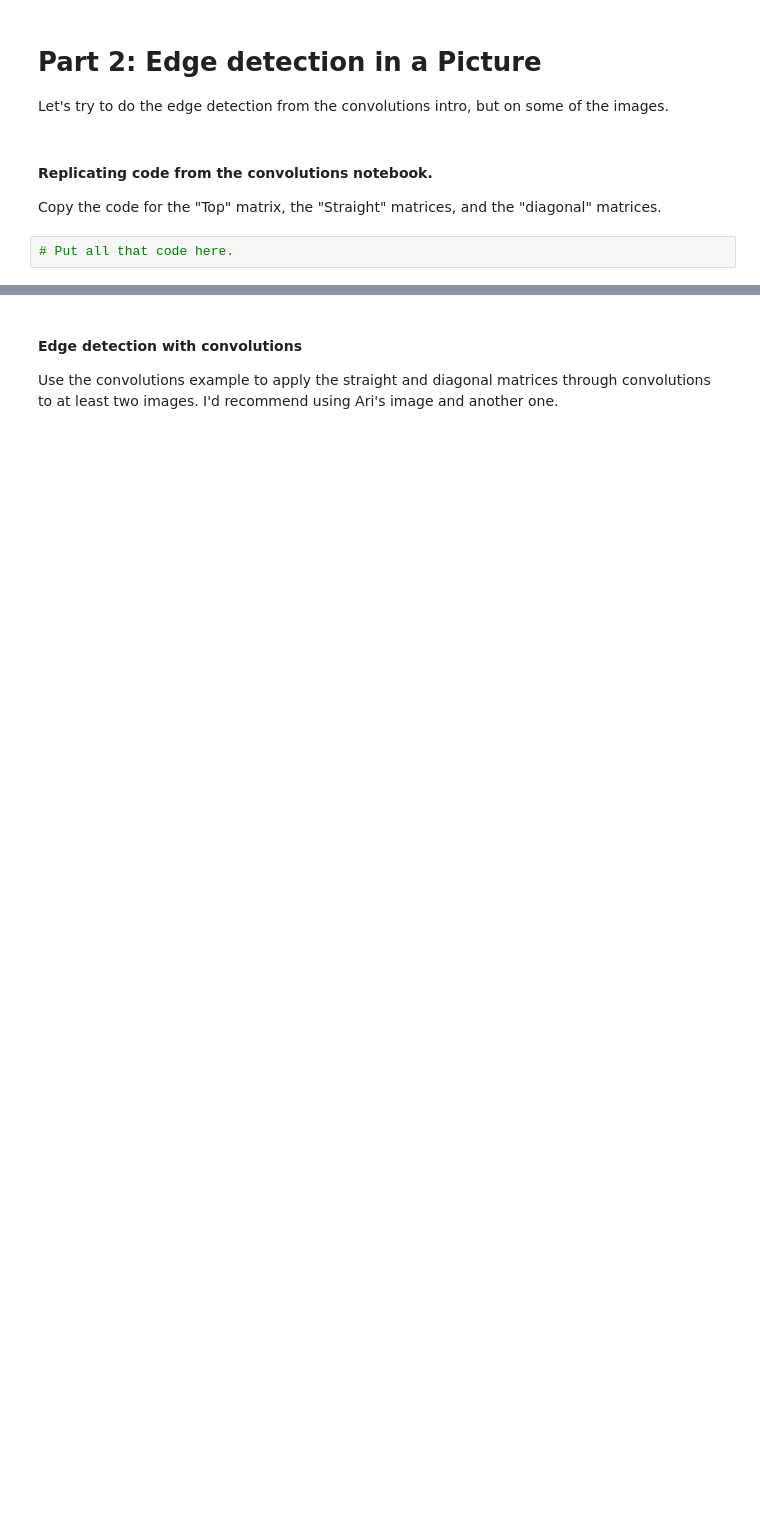
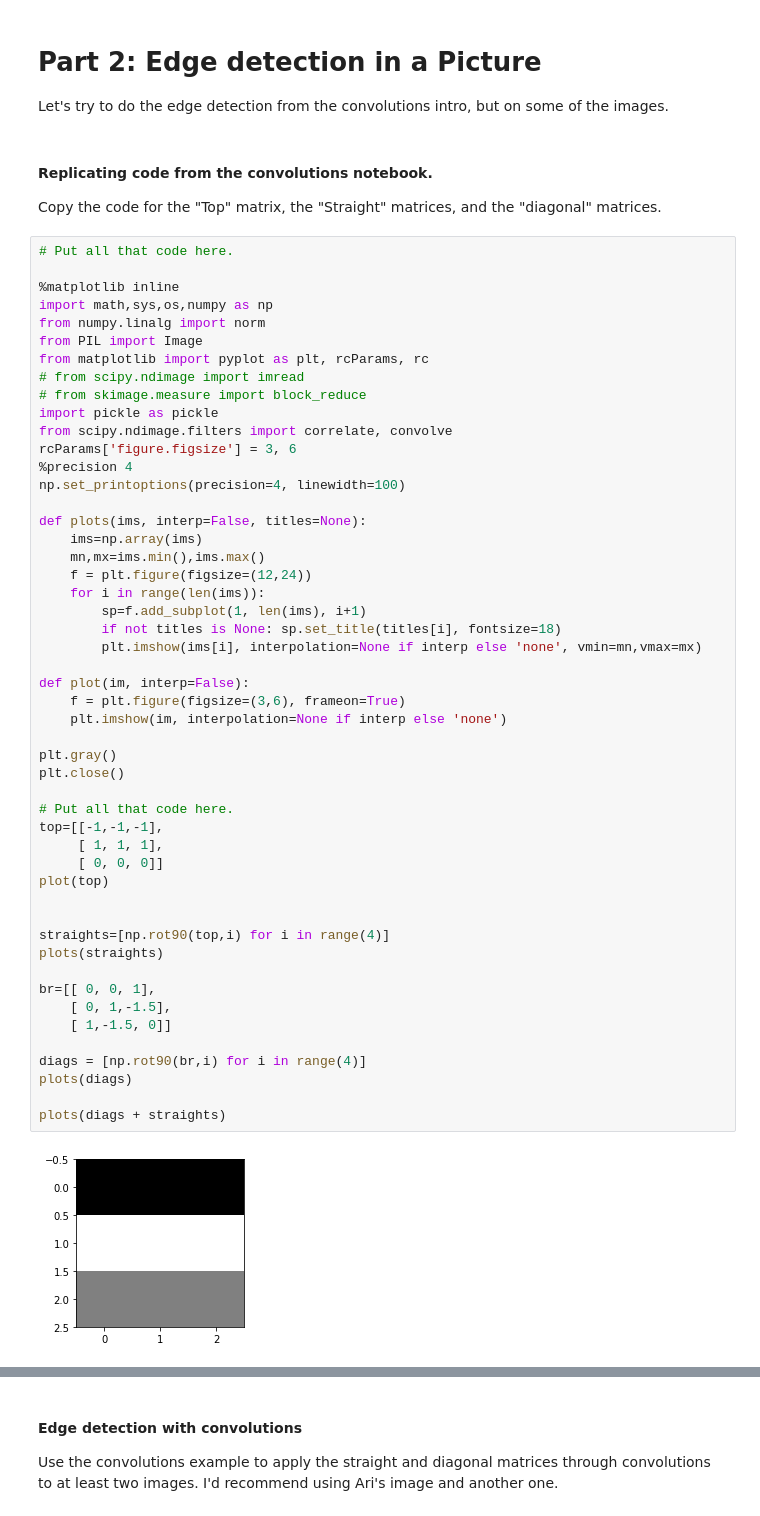
Before and after one commit to rikki-mayuri/numerical-linear-algebra, a Jupyter notebook: Exercises/Lab-3-More-Images.ipynb, the cells around one changed output, grey strips where cells are left out. Drawn from its saved outputs; the diff is of its cells as text; blank space fills up the shorter version.

```diff
--- a/Exercises/Lab-3-More-Images.ipynb
+++ b/Exercises/Lab-3-More-Images.ipynb
@@ -79,5 +166,55 @@ Let's try to do the edge detection from the convolutions intro, but on some of t
 # %% [markdown]
 #### Replicating code from the convolutions notebook.
 Copy the code for the "Top" matrix, the "Straight" matrices, and the "diagonal" matrices.
-# %%
-# Put all that code here.
+# %%
+# Put all that code here.
+
+%matplotlib inline
+import math,sys,os,numpy as np
+from numpy.linalg import norm
+from PIL import Image
+from matplotlib import pyplot as plt, rcParams, rc
+# from scipy.ndimage import imread
+# from skimage.measure import block_reduce
+import pickle as pickle
+from scipy.ndimage.filters import correlate, convolve
+rcParams['figure.figsize'] = 3, 6
+%precision 4
+np.set_printoptions(precision=4, linewidth=100)
+
+def plots(ims, interp=False, titles=None):
+    ims=np.array(ims)
+    mn,mx=ims.min(),ims.max()
+    f = plt.figure(figsize=(12,24))
+    for i in range(len(ims)):
+        sp=f.add_subplot(1, len(ims), i+1)
+        if not titles is None: sp.set_title(titles[i], fontsize=18)
+        plt.imshow(ims[i], interpolation=None if interp else 'none', vmin=mn,vmax=mx)
+
+def plot(im, interp=False):
+    f = plt.figure(figsize=(3,6), frameon=True)
+    plt.imshow(im, interpolation=None if interp else 'none')
+
+plt.gray()
+plt.close()
+
+# Put all that code here.
+top=[[-1,-1,-1],
+     [ 1, 1, 1],
+     [ 0, 0, 0]]
+plot(top)
+
+
+straights=[np.rot90(top,i) for i in range(4)]
+plots(straights)
+
+br=[[ 0, 0, 1],
+    [ 0, 1,-1.5],
+    [ 1,-1.5, 0]]
+
+diags = [np.rot90(br,i) for i in range(4)]
+plots(diags)
+
+plots(diags + straights)
+# %% [output]
+[figure, added]
```
Also changed, not shown: parts of 14 cells of this notebook, 16 other files.
